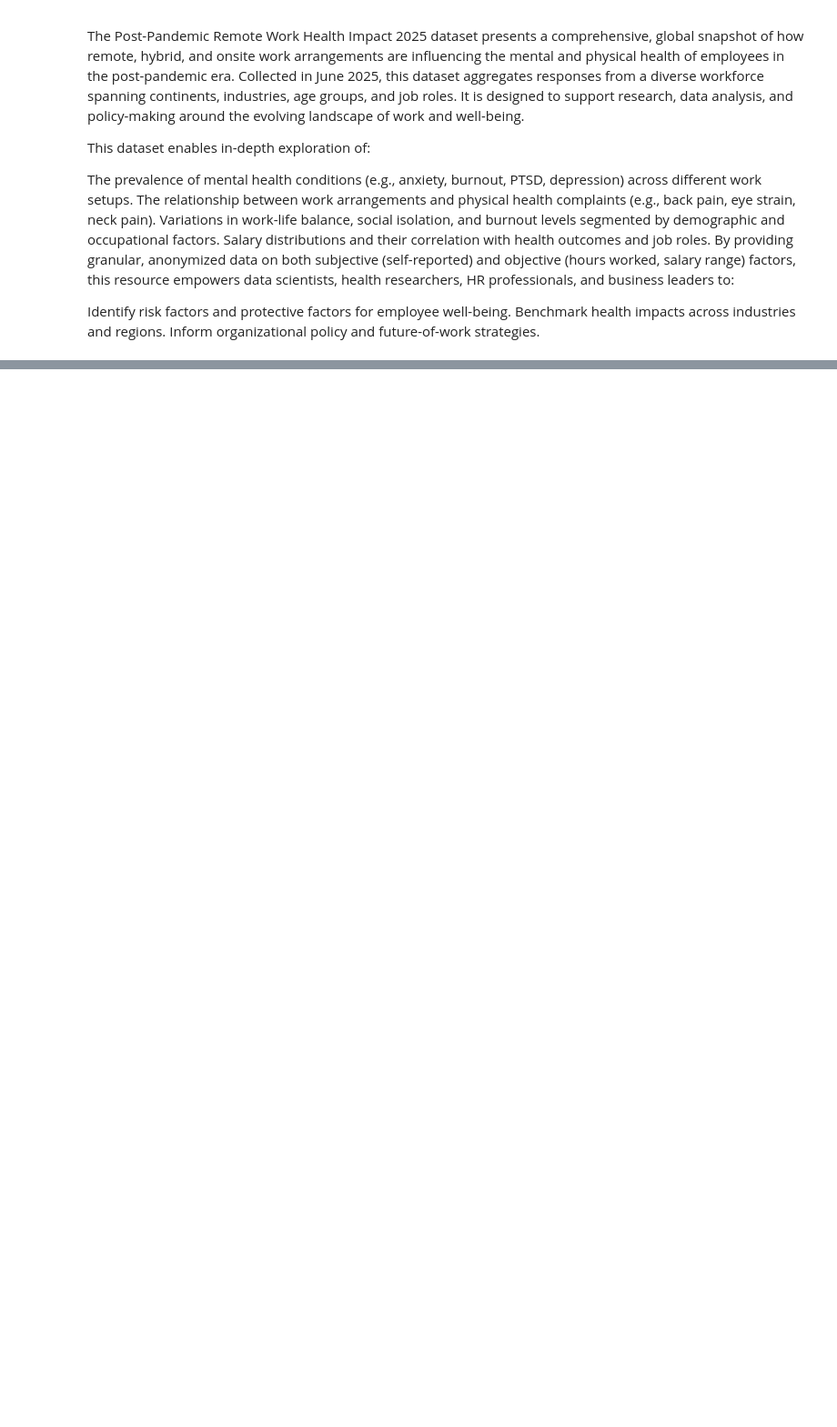
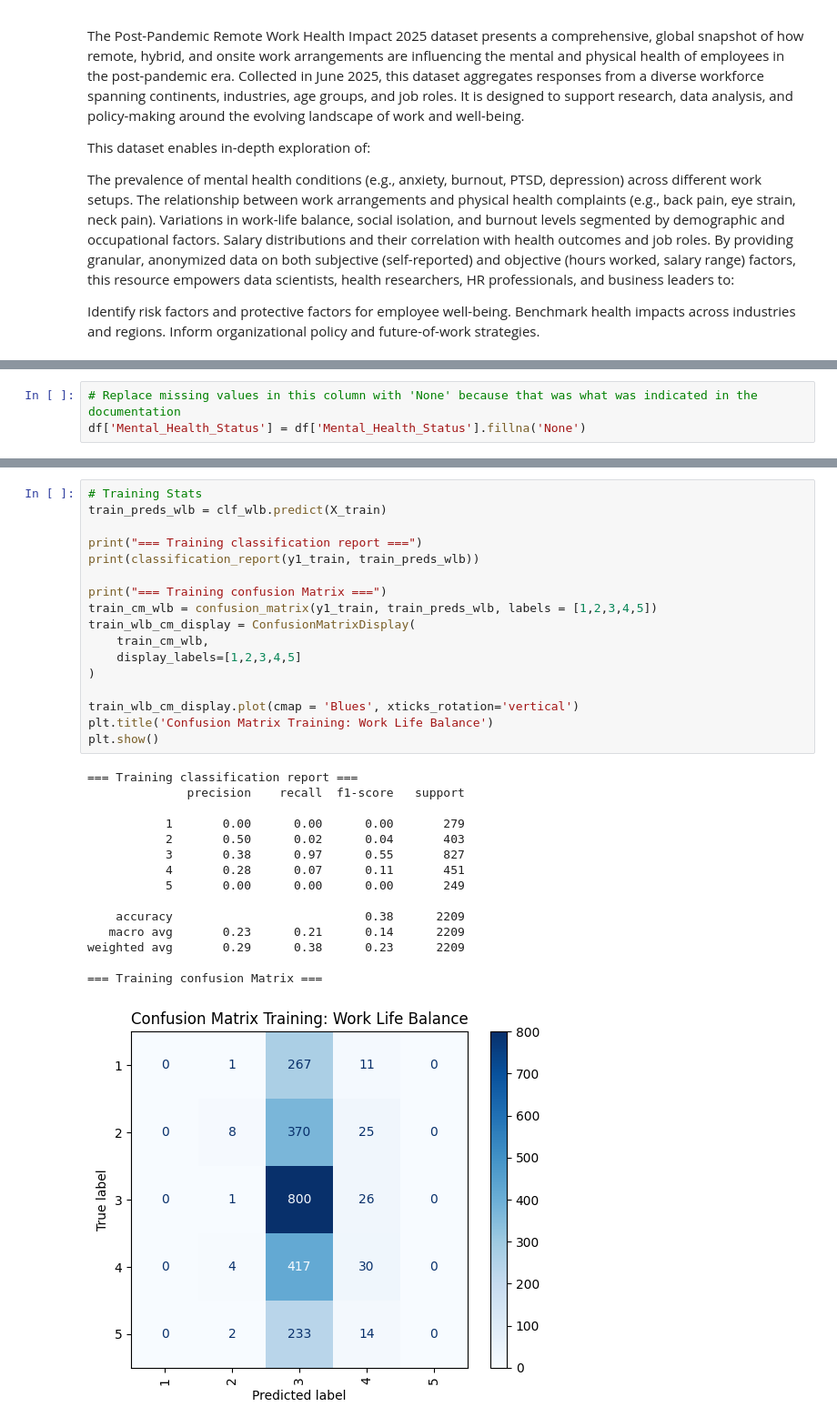
Before and after one commit to hantayc/remote-work-health-survey, a Jupyter notebook: eda.ipynb, the cells around one changed output, grey strips where cells are left out. Shown: that part at 91% size. Cells and saved outputs as stored; diff of their text form; blank space fills up the shorter version.

```diff
--- a/eda.ipynb
+++ b/eda.ipynb
@@ -46,0 +95,3 @@ Dataset URL: https://www.kaggle.com/datasets/kshitijsaini121/remote-work-of-heal
+# %%
+# Replace missing values in this column with 'None' because that was what was indicated in the documentation
+df['Mental_Health_Status'] = df['Mental_Health_Status'].fillna('None')
@@ -107,0 +294,33 @@ Name: count, dtype: int64
+# %%
+# Training Stats
+train_preds_wlb = clf_wlb.predict(X_train)
+
+print("=== Training classification report ===")
+print(classification_report(y1_train, train_preds_wlb))
+
+print("=== Training confusion Matrix ===")
+train_cm_wlb = confusion_matrix(y1_train, train_preds_wlb, labels = [1,2,3,4,5])
+train_wlb_cm_display = ConfusionMatrixDisplay(
+    train_cm_wlb,
+    display_labels=[1,2,3,4,5]
+)
+
+train_wlb_cm_display.plot(cmap = 'Blues', xticks_rotation='vertical')
+plt.title('Confusion Matrix Training: Work Life Balance')
+plt.show()
+# %% [output]
+=== Training classification report ===
+              precision    recall  f1-score   support
+
+           1       0.00      0.00      0.00       279
+           2       0.50      0.02      0.04       403
+           3       0.38      0.97      0.55       827
+           4       0.28      0.07      0.11       451
+           5       0.00      0.00      0.00       249
+
+    accuracy                           0.38      2209
+   macro avg       0.23      0.21      0.14      2209
+weighted avg       0.29      0.38      0.23      2209
+
+=== Training confusion Matrix ===
+[figure, added]
```
Also changed, not shown: parts of 22 cells of this notebook.
